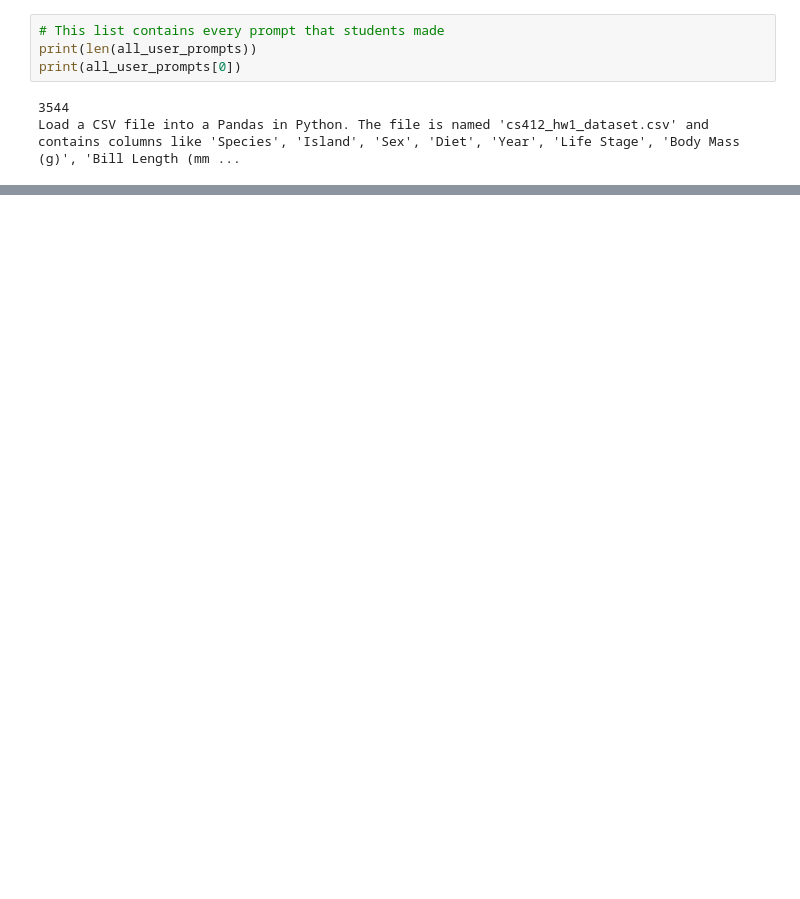
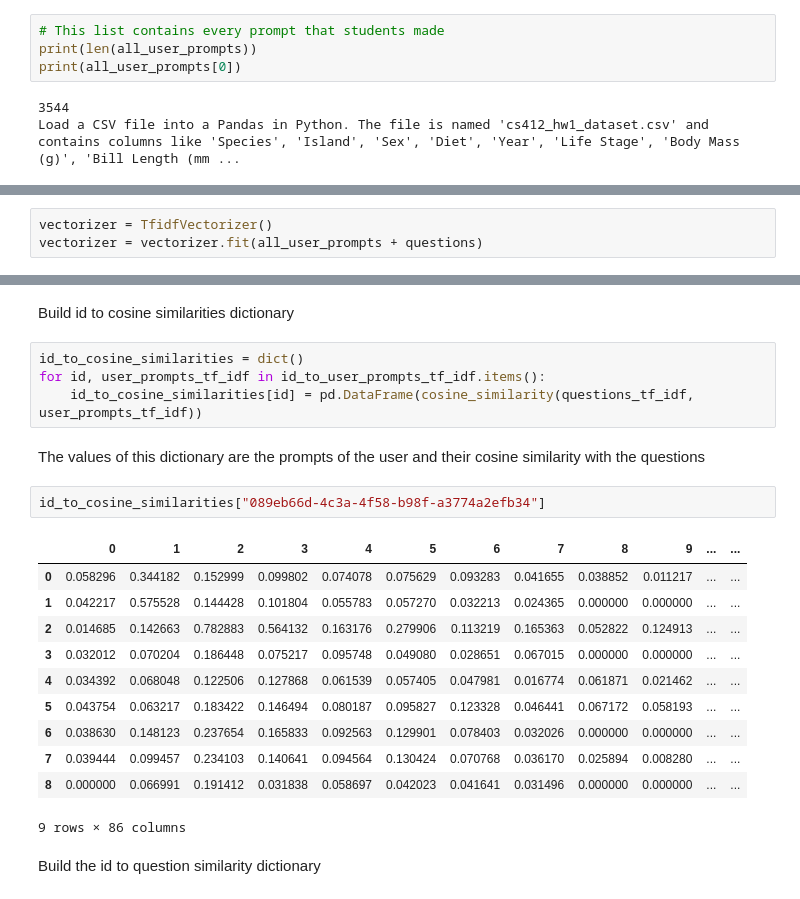
Before and after one commit to efecankaya/cs412-course-project, a Jupyter notebook: hw_score_predict.ipynb, the cells around one changed output, grey strips where cells are left out. Cells and saved outputs as stored; diff of their text form; blank space fills up the shorter version.

```diff
--- a/hw_score_predict.ipynb
+++ b/hw_score_predict.ipynb
@@ -100,0 +191,3 @@ Load a CSV file into a Pandas in Python. The file is named 'cs412_hw1_dataset.cs
+# %%
+vectorizer = TfidfVectorizer()
+vectorizer = vectorizer.fit(all_user_prompts + questions)
@@ -100,0 +227,24 @@ Load a CSV file into a Pandas in Python. The file is named 'cs412_hw1_dataset.cs
+# %% [markdown]
+Build id to cosine similarities dictionary
+# %%
+id_to_cosine_similarities = dict()
+for id, user_prompts_tf_idf in id_to_user_prompts_tf_idf.items():
+    id_to_cosine_similarities[id] = pd.DataFrame(cosine_similarity(questions_tf_idf, user_prompts_tf_idf))
+# %% [markdown]
+The values of this dictionary are the prompts of the user and their cosine similarity with the questions
+# %%
+id_to_cosine_similarities["089eb66d-4c3a-4f58-b98f-a3774a2efb34"]
+# %% [output]
+|  | 0 | 1 | 2 | 3 | 4 | 5 | 6 | 7 | 8 | 9 | ... | ... |
+| 0 | 0.058296 | 0.344182 | 0.152999 | 0.099802 | 0.074078 | 0.075629 | 0.093283 | 0.041655 | 0.038852 | 0.011217 | ... | ... |
+| 1 | 0.042217 | 0.575528 | 0.144428 | 0.101804 | 0.055783 | 0.057270 | 0.032213 | 0.024365 | 0.000000 | 0.000000 | ... | ... |
+| 2 | 0.014685 | 0.142663 | 0.782883 | 0.564132 | 0.163176 | 0.279906 | 0.113219 | 0.165363 | 0.052822 | 0.124913 | ... | ... |
+| 3 | 0.032012 | 0.070204 | 0.186448 | 0.075217 | 0.095748 | 0.049080 | 0.028651 | 0.067015 | 0.000000 | 0.000000 | ... | ... |
+| 4 | 0.034392 | 0.068048 | 0.122506 | 0.127868 | 0.061539 | 0.057405 | 0.047981 | 0.016774 | 0.061871 | 0.021462 | ... | ... |
+| 5 | 0.043754 | 0.063217 | 0.183422 | 0.146494 | 0.080187 | 0.095827 | 0.123328 | 0.046441 | 0.067172 | 0.058193 | ... | ... |
+| 6 | 0.038630 | 0.148123 | 0.237654 | 0.165833 | 0.092563 | 0.129901 | 0.078403 | 0.032026 | 0.000000 | 0.000000 | ... | ... |
+| 7 | 0.039444 | 0.099457 | 0.234103 | 0.140641 | 0.094564 | 0.130424 | 0.070768 | 0.036170 | 0.025894 | 0.008280 | ... | ... |
+| 8 | 0.000000 | 0.066991 | 0.191412 | 0.031838 | 0.058697 | 0.042023 | 0.041641 | 0.031496 | 0.000000 | 0.000000 | ... | ... |
+9 rows × 86 columns
+# %% [markdown]
+Build the id to question similarity dictionary
```
Also changed, not shown: parts of 27 cells of this notebook.
